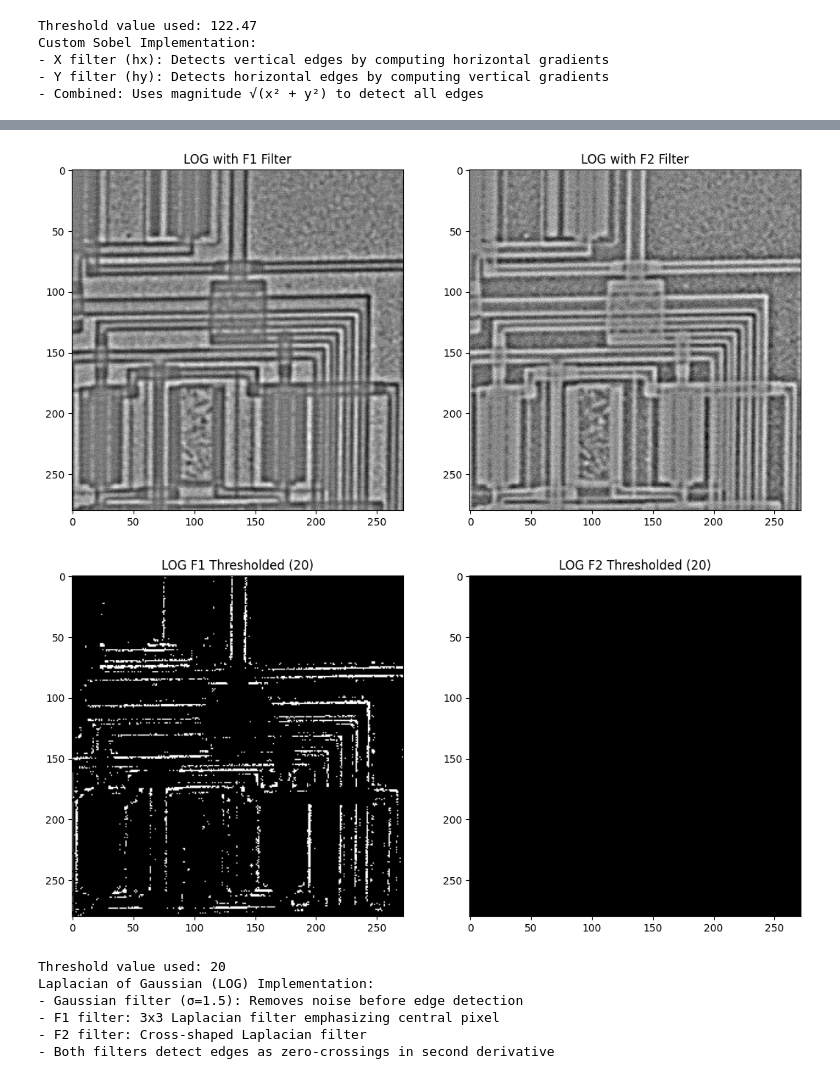
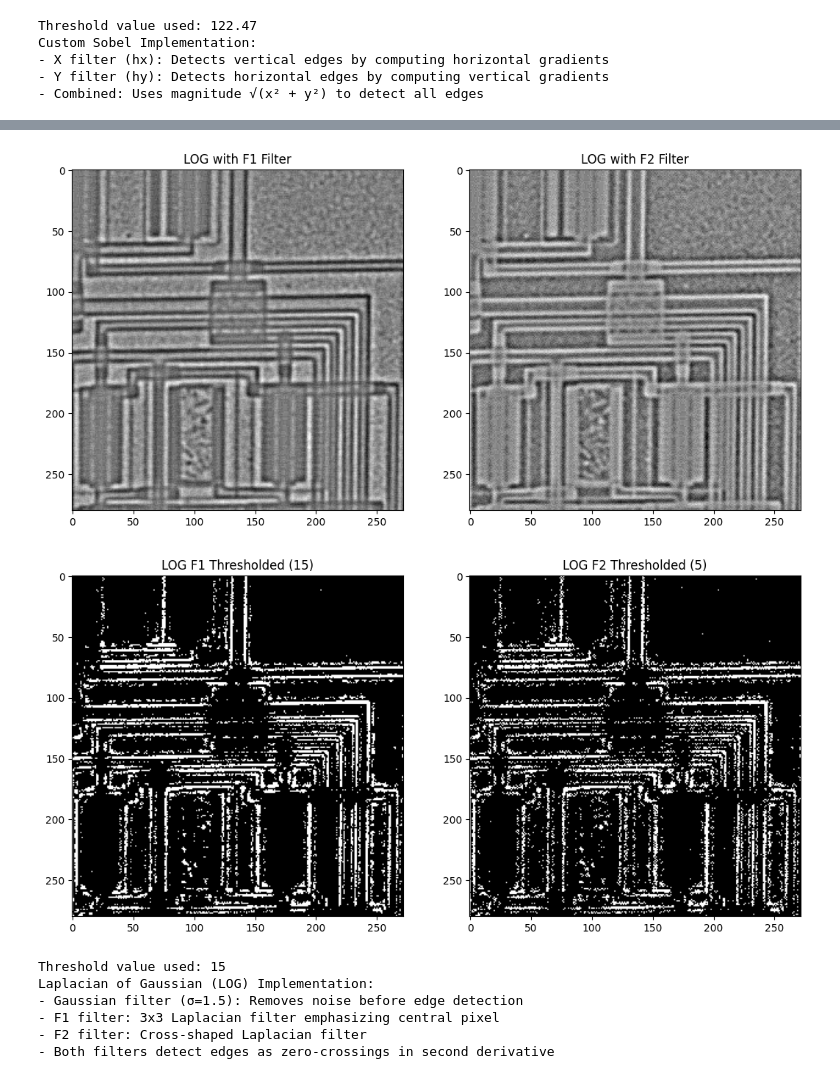
Before and after one commit to ahmedfathy0-0/ImageProccessingLearningJourney, a Jupyter notebook: ImageProccessingLearningJourney/Lab5/lab5-std/Lab_Edge_Detection_STD.ipynb, the cells around one changed output, grey strips where cells are left out. Drawn from its saved outputs; the diff is of its cells as text; code cells hidden in the pictures.

```diff
--- a/ImageProccessingLearningJourney/Lab5/lab5-std/Lab_Edge_Detection_STD.ipynb
+++ b/ImageProccessingLearningJourney/Lab5/lab5-std/Lab_Edge_Detection_STD.ipynb
@@ -138,7 +138,8 @@ Custom Sobel Implementation:
 - Combined: Uses magnitude √(x² + y²) to detect all edges
 # %%
 # 3. Custom LoG
-thres = 20
+thres = 15
+thres2 = 5
 
 # Step 1: Apply Gaussian filter to remove noise
 from scipy.ndimage import gaussian_filter
@@ -152,38 +153,49 @@ F1 = np.array([[-1, -1, -1],
 
 # F2 filter
 F2 = np.array([[0, 1, 0],
                [1, -4, 1],
                [0, 1, 0]])
 
+def convolve(image, kernel):
+    new_image = np.zeros_like(image, dtype=float)
+
+    for i in range(1, image.shape[0]-1):
+        for j in range(1, image.shape[1]-1):
+            region = image[i-1:i+2, j-1:j+2]
+            g = np.sum(region * kernel)
+            new_image[i, j] = g
+
+    return new_image
+
 # Step 3: Apply convolution with both filters
 log_f1 = convolve2d(img_gaussian, F1, mode='same', boundary='symm')
 log_f2 = convolve2d(img_gaussian, F2, mode='same', boundary='symm')
 
 # Step 4: Apply threshold
-log_f1_thresholded = (np.abs(log_f1) > thres).astype(float)
-log_f2_thresholded = (np.abs(log_f2) > thres).astype(float)
+log_f1_thresholded = np.where(np.abs(log_f1) > thres, 255, 0)
+log_f2_thresholded = np.where(np.abs(log_f2) > thres2, 255, 0)
 
 # Step 5: Display results
 show_images([img, img_gaussian],
             ['Original Image', 'After Gaussian Filter'])
 
 show_images([log_f1, log_f2],
             ['LOG with F1 Filter', 'LOG with F2 Filter'])
 
 show_images([log_f1_thresholded, log_f2_thresholded],
-            [f'LOG F1 Thresholded ({thres})', f'LOG F2 Thresholded ({thres})'])
+            [f'LOG F1 Thresholded ({thres})', f'LOG F2 Thresholded ({thres2})'])
 
 print(f"Threshold value used: {thres}")
 print("Laplacian of Gaussian (LOG) Implementation:")
 print("- Gaussian filter (σ=1.5): Removes noise before edge detection")
 print("- F1 filter: 3x3 Laplacian filter emphasizing central pixel")
 print("- F2 filter: Cross-shaped Laplacian filter")
 print("- Both filters detect edges as zero-crossings in second derivative")
 # %% [output]
 [figure]
 [figure]
-[figure, old version]
+[figure, new version]
-Threshold value used: 20
+Threshold value used: 15
 Laplacian of Gaussian (LOG) Implementation:
 - Gaussian filter (σ=1.5): Removes noise before edge detection
 - F1 filter: 3x3 Laplacian filter emphasizing central pixel
```
Also changed, not shown: parts of 2 cells of this notebook, 20 other files.
